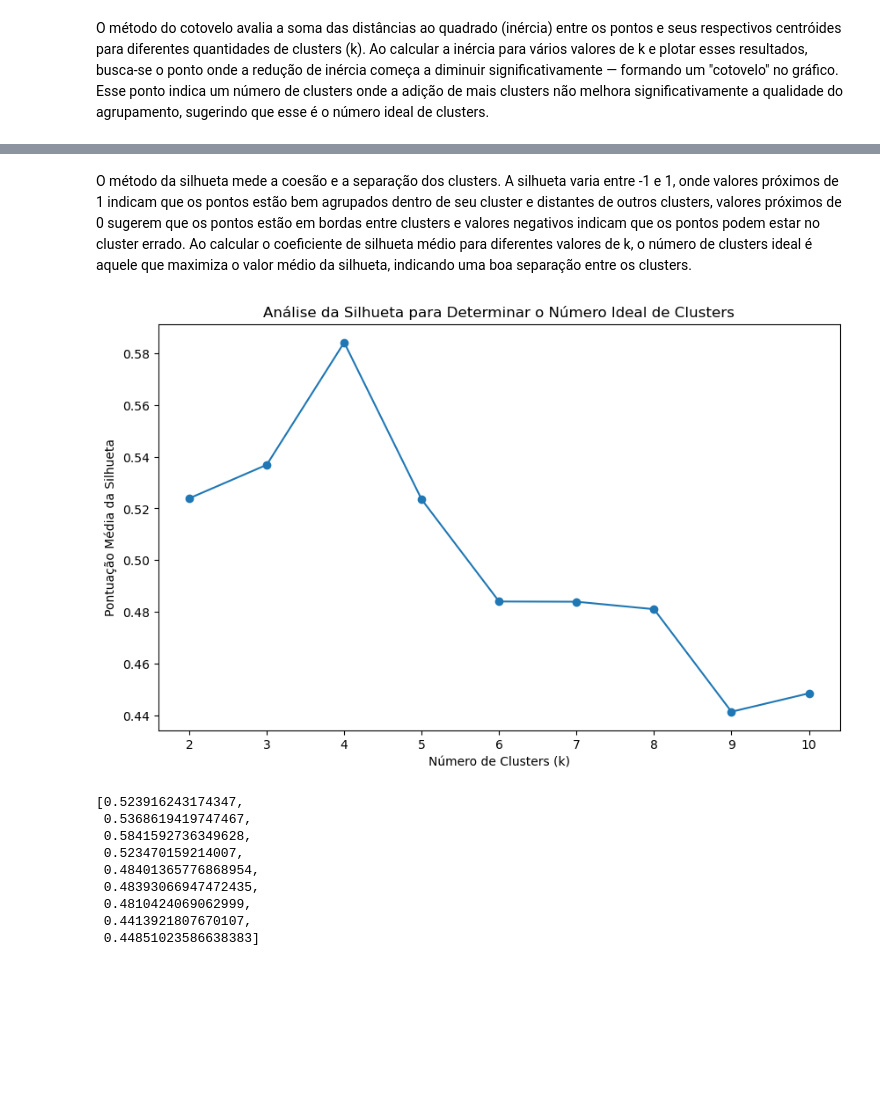
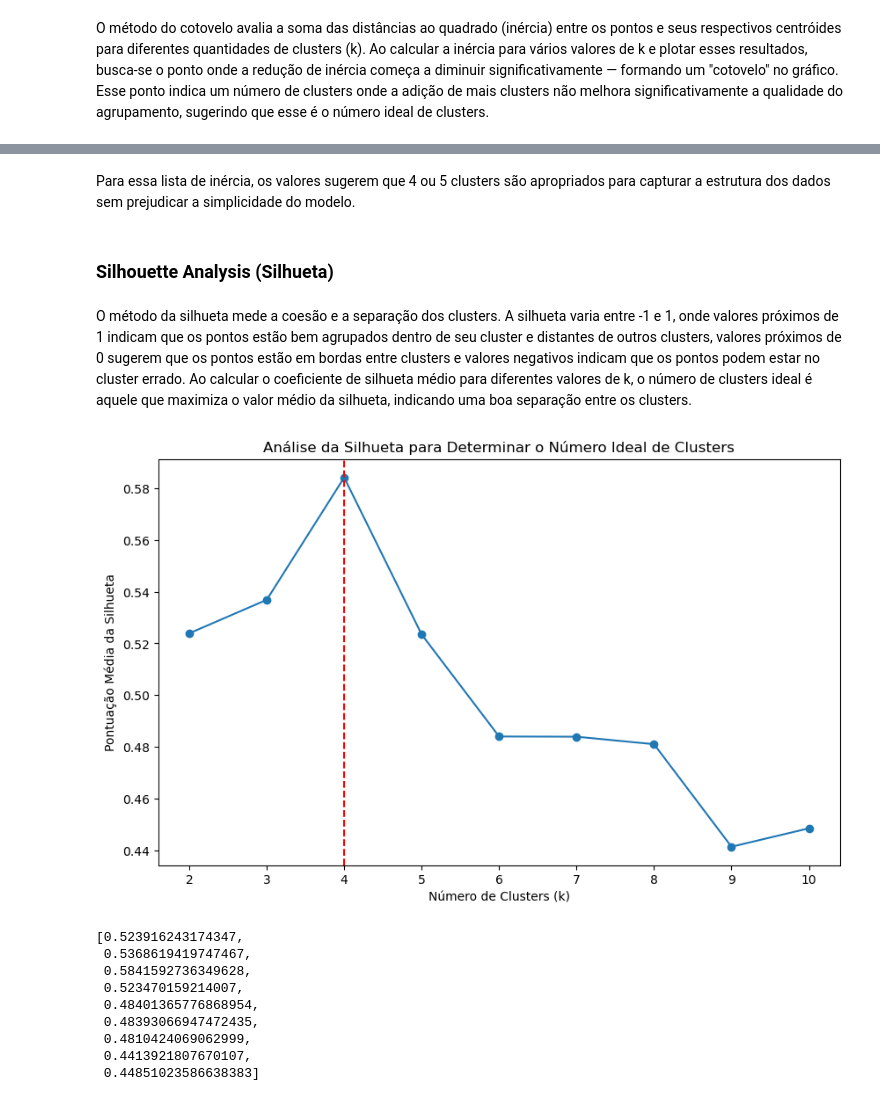
Before and after one commit to luanmagalhaes01/Marketing-Analytics, a Jupyter notebook: Marketing Analytics.ipynb, the cells around one changed output, grey strips where cells are left out. Cells and saved outputs as stored; diff of their text form; code cells hidden in the pictures; blank space fills up the shorter version.

```diff
--- a/Marketing Analytics.ipynb
+++ b/Marketing Analytics.ipynb
@@ -975,28 +1005,33 @@ plt.show()
+# %% [markdown]
+Para essa lista de inércia, os valores sugerem que 4 ou 5 clusters são apropriados para capturar a estrutura dos dados sem prejudicar a simplicidade do modelo.
+# %% [markdown]
+### Silhouette Analysis (Silhueta)
 # %% [markdown]
 O método da silhueta mede a coesão e a separação dos clusters. A silhueta varia entre -1 e 1, onde valores próximos de 1 indicam que os pontos estão bem agrupados dentro de seu cluster e distantes de outros clusters, valores próximos de 0 sugerem que os pontos estão em bordas entre clusters e valores negativos indicam que os pontos podem estar no cluster errado. Ao calcular o coeficiente de silhueta médio para diferentes valores de k, o número de clusters ideal é aquele que maximiza o valor médio da silhueta, indicando uma boa separação entre os clusters.
 # %%
 from sklearn.metrics import silhouette_score
 import matplotlib.pyplot as plt
 
 # Calculando a pontuação da silhueta para diferentes valores de k
 silhouette_scores = []
 k_range = range(2, 11)  # Começamos de 2 porque k=1 não é aplicável para silhueta
 
 for k in k_range:
     kmeans = KMeans(n_clusters=k, random_state=42)
     cluster_labels = kmeans.fit_predict(X_scaled)
     silhouette_avg = silhouette_score(X_scaled, cluster_labels)
     silhouette_scores.append(silhouette_avg)
 
 # Plotando os resultados
 plt.figure(figsize=(10, 6))
 plt.plot(k_range, silhouette_scores, marker='o')
+plt.axvline(x=4, color='red', linestyle='--', label='k = 4')  # Linha pontilhada em vermelho no k=4
 plt.xlabel('Número de Clusters (k)')
 plt.ylabel('Pontuação Média da Silhueta')
 plt.title('Análise da Silhueta para Determinar o Número Ideal de Clusters')
 plt.show()
 # %% [output]
-[figure, old version]
+[figure, new version]
 # %%
 silhouette_scores
 # %% [output]
```
Also changed, not shown: parts of 14 cells of this notebook.
